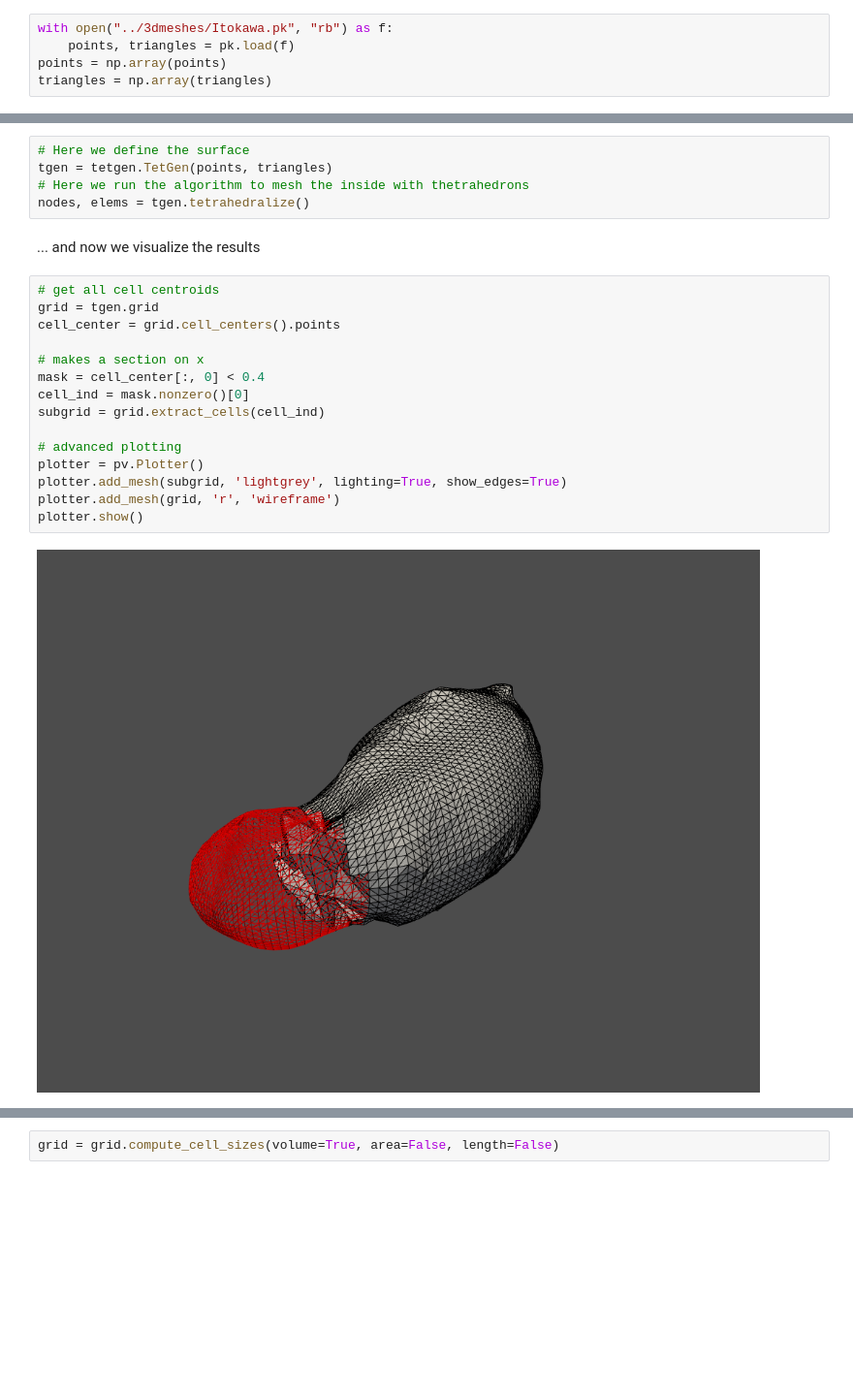
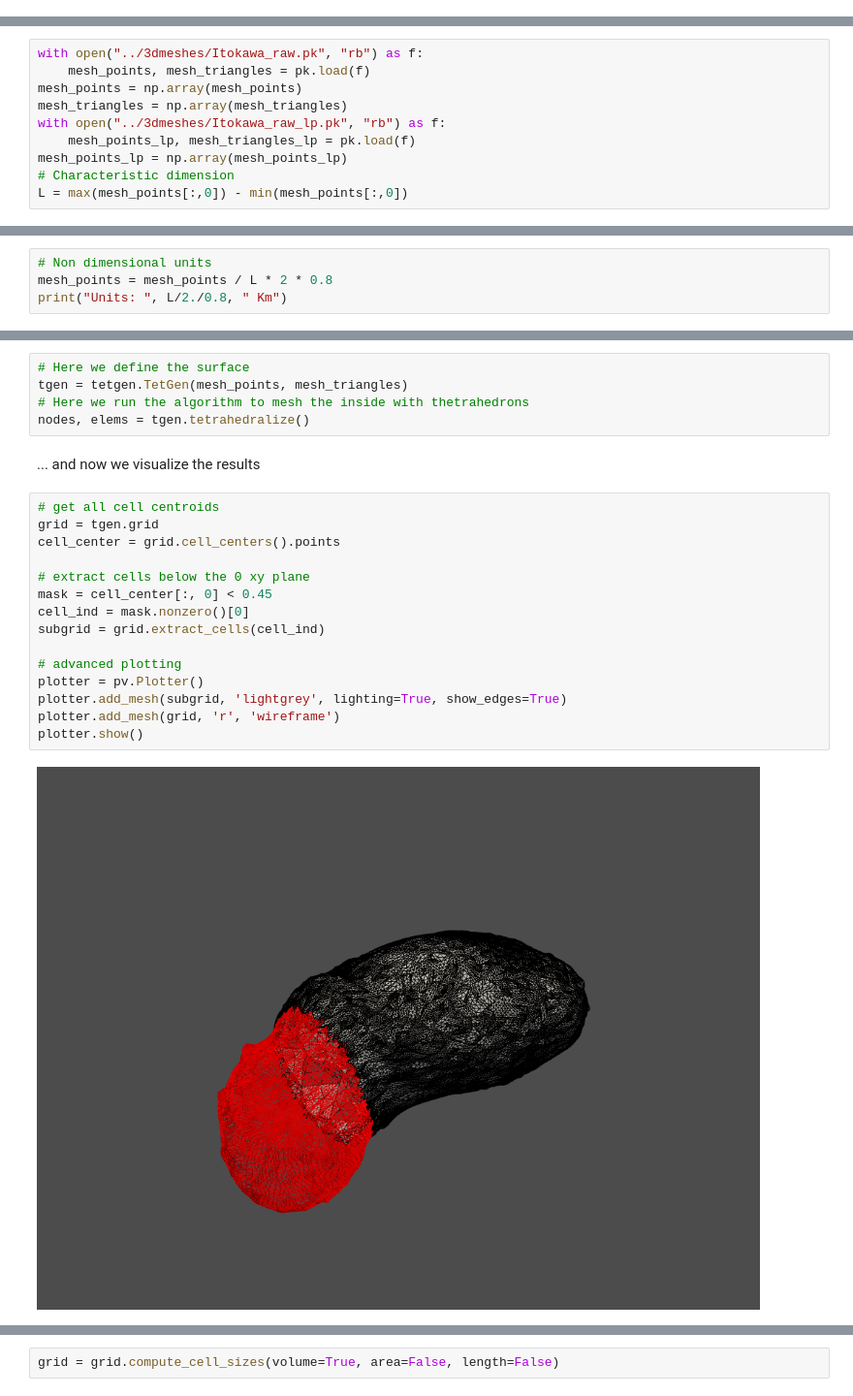
Before and after one commit to darioizzo/geodesyNets, a Jupyter notebook: archive/Modelling Itokawa with mascons.ipynb, the cells around one changed output, grey strips where cells are left out. Shown at 97% size. Cells and saved outputs as stored; diff of their text form; blank space fills up the shorter version.

```diff
--- a/archive/Modelling Itokawa with mascons.ipynb
+++ b/archive/Modelling Itokawa with mascons.ipynb
@@ -46,5 +45,0 @@ We open the file we pickled and read the mesh we exported from blender
-# %%
-with open("../3dmeshes/Itokawa.pk", "rb") as f:
-    points, triangles = pk.load(f)
-points = np.array(points)
-triangles = np.array(triangles)
@@ -63,0 +46,10 @@ ax.set_zlim([-1,1])
+# %%
+with open("../3dmeshes/Itokawa_raw.pk", "rb") as f:
+    mesh_points, mesh_triangles = pk.load(f)
+mesh_points = np.array(mesh_points)
+mesh_triangles = np.array(mesh_triangles)
+with open("../3dmeshes/Itokawa_raw_lp.pk", "rb") as f:
+    mesh_points_lp, mesh_triangles_lp = pk.load(f)
+mesh_points_lp = np.array(mesh_points_lp)
+# Characteristic dimension
+L = max(mesh_points[:,0]) - min(mesh_points[:,0])
@@ -63,0 +78,4 @@ ax.set_zlim([-1,1])
+# %%
+# Non dimensional units
+mesh_points = mesh_points / L * 2 * 0.8
+print("Units: ", L/2./0.8, " Km")
@@ -65,7 +103,7 @@ ax.set_zlim([-1,1])
 ## Generating a 3D thetraedrical grid
 # %%
 # Here we define the surface
-tgen = tetgen.TetGen(points, triangles)
+tgen = tetgen.TetGen(mesh_points, mesh_triangles)
 # Here we run the algorithm to mesh the inside with thetrahedrons
 nodes, elems = tgen.tetrahedralize()
 # %% [markdown]
@@ -73,17 +111,17 @@ nodes, elems = tgen.tetrahedralize()
 # %%
 # get all cell centroids
 grid = tgen.grid
 cell_center = grid.cell_centers().points
 
-# makes a section on x
-mask = cell_center[:, 0] < 0.4
+# extract cells below the 0 xy plane
+mask = cell_center[:, 0] < 0.45
 cell_ind = mask.nonzero()[0]
 subgrid = grid.extract_cells(cell_ind)
 
 # advanced plotting
 plotter = pv.Plotter()
 plotter.add_mesh(subgrid, 'lightgrey', lighting=True, show_edges=True)
 plotter.add_mesh(grid, 'r', 'wireframe')
 plotter.show()
 # %% [output]
-[figure, old version]
+[figure, new version]
```
Also changed, not shown: parts of 29 cells of this notebook, 33 other files.
